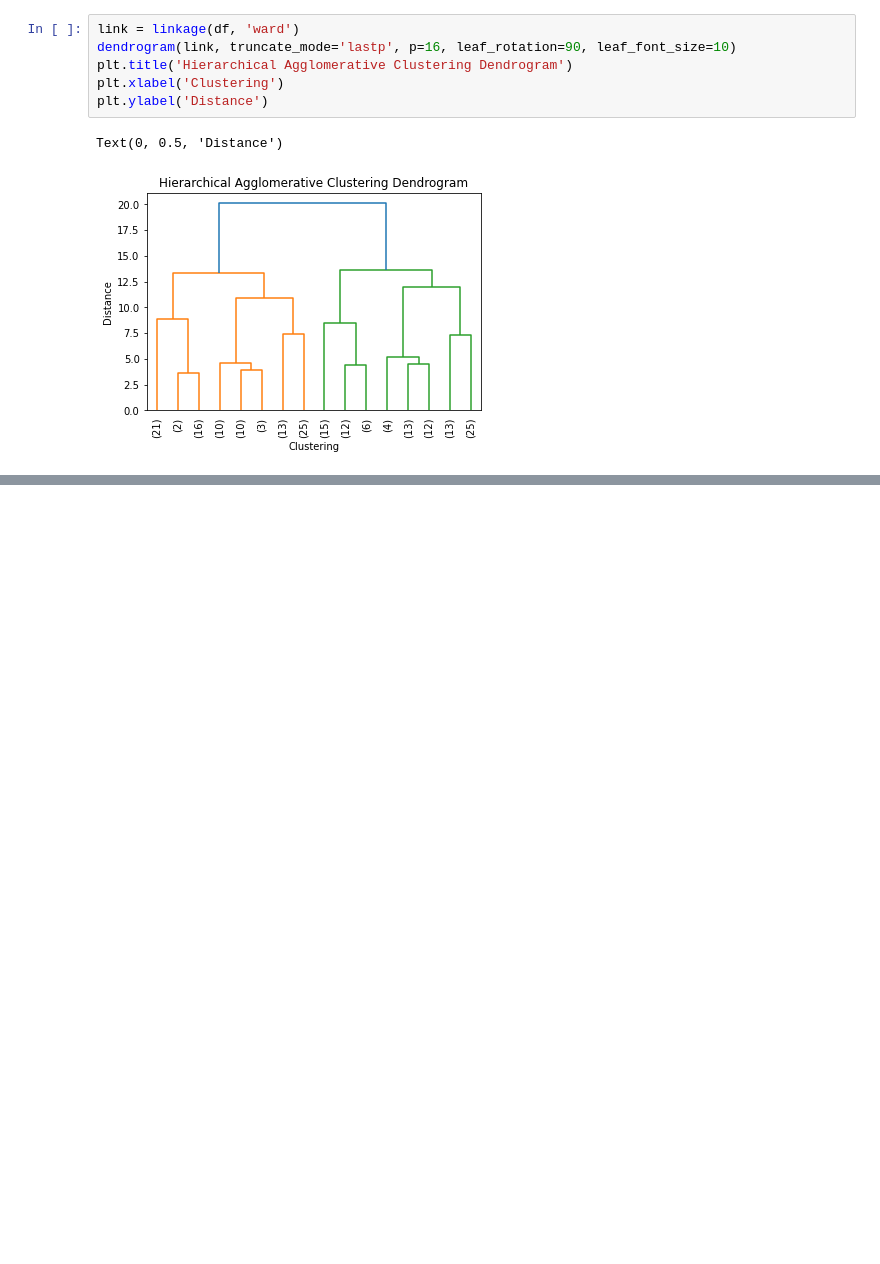
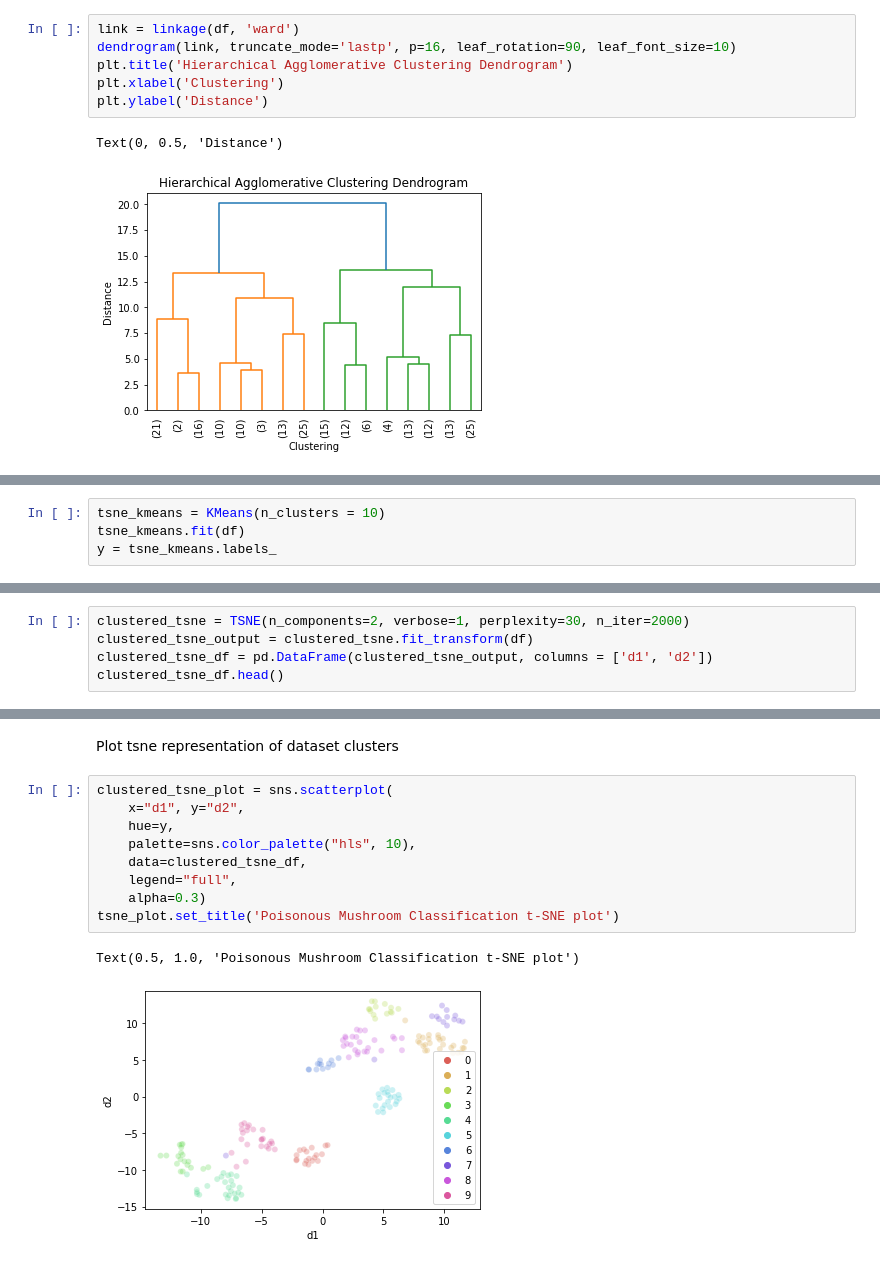
Before and after one commit to blantj/customer_clustering, a Jupyter notebook: modeling.ipynb, the cells around one changed output, grey strips where cells are left out. Drawn from its saved outputs; the diff is of its cells as text; blank space fills up the shorter version.

```diff
--- a/modeling.ipynb
+++ b/modeling.ipynb
@@ -209,0 +216,4 @@ Text(0, 0.5, 'Distance')
+# %%
+tsne_kmeans = KMeans(n_clusters = 10)
+tsne_kmeans.fit(df)
+y = tsne_kmeans.labels_
@@ -209,0 +222,5 @@ Text(0, 0.5, 'Distance')
+# %%
+clustered_tsne = TSNE(n_components=2, verbose=1, perplexity=30, n_iter=2000)
+clustered_tsne_output = clustered_tsne.fit_transform(df)
+clustered_tsne_df = pd.DataFrame(clustered_tsne_output, columns = ['d1', 'd2'])
+clustered_tsne_df.head()
@@ -209,0 +241,14 @@ Text(0, 0.5, 'Distance')
+# %% [markdown]
+Plot tsne representation of dataset clusters
+# %%
+clustered_tsne_plot = sns.scatterplot(
+    x="d1", y="d2",
+    hue=y,
+    palette=sns.color_palette("hls", 10),
+    data=clustered_tsne_df,
+    legend="full",
+    alpha=0.3)
+tsne_plot.set_title('Poisonous Mushroom Classification t-SNE plot')
+# %% [output]
+Text(0.5, 1.0, 'Poisonous Mushroom Classification t-SNE plot')
+[figure, added]
```
Also changed, not shown: parts of 15 cells of this notebook.
